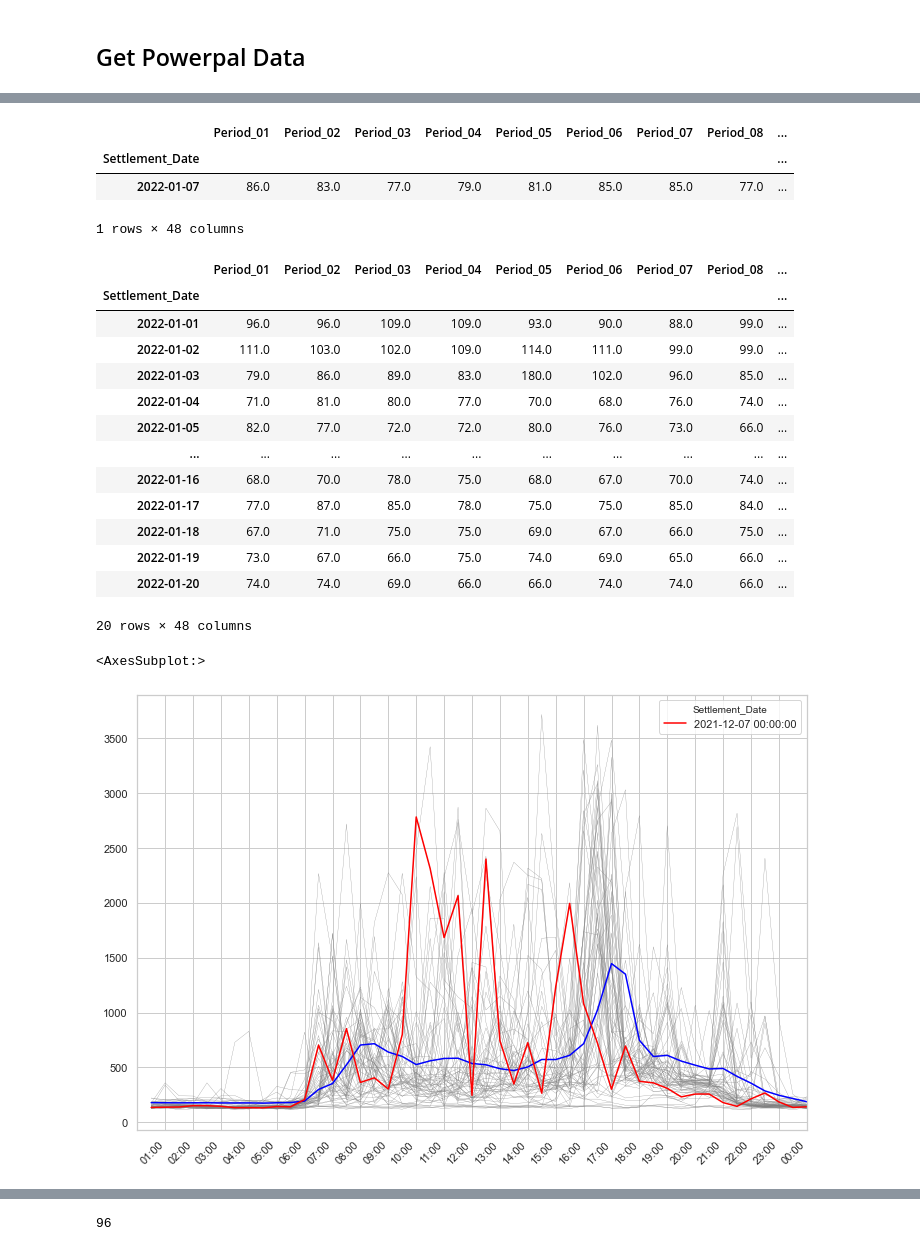
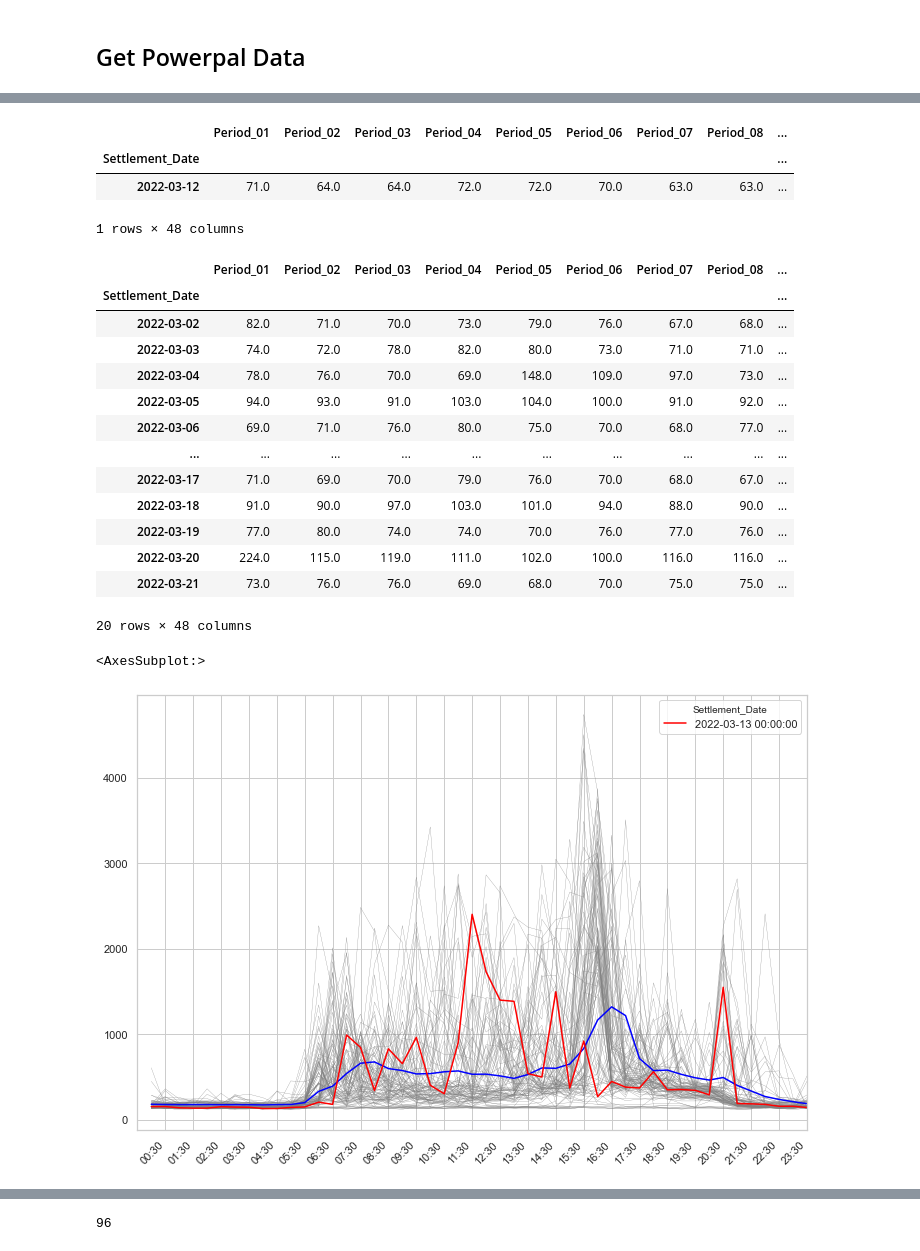
Before and after one commit to Hoops01/MeterDataAnalysis, a Jupyter notebook: MeterDataExtract.ipynb, the cells around one changed output, grey strips where cells are left out. Drawn from its saved outputs; the diff is of its cells as text; code cells hidden in the pictures.

Commit message:
Update data

```diff
--- a/MeterDataExtract.ipynb
+++ b/MeterDataExtract.ipynb
@@ -68,20 +68,23 @@ def get_data(filename):
 
 
     df = pd.read_csv(filename, parse_dates=[0], dayfirst=True)#, date_parser=dateparse)
+    df.datetime_utc = pd.to_datetime(df['datetime_utc'], errors='coerce', format='%Y-%m-%d %H:M')
     df['datetime'] = df.datetime_utc + timedelta(hours=10)
-    df.drop('datetime_utc', axis=1, inplace=True)
+    df.drop(['datetime_utc', 'datetime_local','is_peak', 'cost_dollars'], axis=1, inplace=True, errors='ignore')
     df = df.set_index('datetime')
-    freq = pd.infer_freq(df.index)
-    df = df.asfreq(freq)
+#     freq = pd.infer_freq(df.index)
+#     df = df.asfreq(freq)
     return df
 # %% [markdown]
 ## Get Powerpal Data
 # %%
 
 files = ['powerpal_data_00016633_20210415_20210714.csv',
-        'powerpal_data_00016633_20210608_20210907.csv',
+         'powerpal_data_00016633_20210608_20210907.csv',
          'powerpal_data_00016633_20210906_20211206.csv',
          'powerpal_data_00016633_20211022_20220120.csv',
+         'powerpal_data_00016633_20211221_20220320.csv',
+         'powerpal_data_00016633_20220302_20220531.csv',
         ]
 
 df_list = []
@@ -229,35 +253,35 @@ df_30min_daily[-50:].sample(1)
 # %% [output]
 |  | Period_01 | Period_02 | Period_03 | Period_04 | Period_05 | Period_06 | Period_07 | Period_08 | ... |
 | Settlement_Date |  |  |  |  |  |  |  |  | ... |
-| 2022-01-07 | 86.0 | 83.0 | 77.0 | 79.0 | 81.0 | 85.0 | 85.0 | 77.0 | ... |
+| 2022-03-12 | 71.0 | 64.0 | 64.0 | 72.0 | 72.0 | 70.0 | 63.0 | 63.0 | ... |
 1 rows × 48 columns
 # %%
 df_30min_daily.tail(20)
 # %% [output]
 |  | Period_01 | Period_02 | Period_03 | Period_04 | Period_05 | Period_06 | Period_07 | Period_08 | ... |
 | Settlement_Date |  |  |  |  |  |  |  |  | ... |
-| 2022-01-01 | 96.0 | 96.0 | 109.0 | 109.0 | 93.0 | 90.0 | 88.0 | 99.0 | ... |
-| 2022-01-02 | 111.0 | 103.0 | 102.0 | 109.0 | 114.0 | 111.0 | 99.0 | 99.0 | ... |
-| 2022-01-03 | 79.0 | 86.0 | 89.0 | 83.0 | 180.0 | 102.0 | 96.0 | 85.0 | ... |
-| 2022-01-04 | 71.0 | 81.0 | 80.0 | 77.0 | 70.0 | 68.0 | 76.0 | 74.0 | ... |
-| 2022-01-05 | 82.0 | 77.0 | 72.0 | 72.0 | 80.0 | 76.0 | 73.0 | 66.0 | ... |
+| 2022-03-02 | 82.0 | 71.0 | 70.0 | 73.0 | 79.0 | 76.0 | 67.0 | 68.0 | ... |
+| 2022-03-03 | 74.0 | 72.0 | 78.0 | 82.0 | 80.0 | 73.0 | 71.0 | 71.0 | ... |
+| 2022-03-04 | 78.0 | 76.0 | 70.0 | 69.0 | 148.0 | 109.0 | 97.0 | 73.0 | ... |
+| 2022-03-05 | 94.0 | 93.0 | 91.0 | 103.0 | 104.0 | 100.0 | 91.0 | 92.0 | ... |
+| 2022-03-06 | 69.0 | 71.0 | 76.0 | 80.0 | 75.0 | 70.0 | 68.0 | 77.0 | ... |
 | ... | ... | ... | ... | ... | ... | ... | ... | ... | ... |
-| 2022-01-16 | 68.0 | 70.0 | 78.0 | 75.0 | 68.0 | 67.0 | 70.0 | 74.0 | ... |
-| 2022-01-17 | 77.0 | 87.0 | 85.0 | 78.0 | 75.0 | 75.0 | 85.0 | 84.0 | ... |
-| 2022-01-18 | 67.0 | 71.0 | 75.0 | 75.0 | 69.0 | 67.0 | 66.0 | 75.0 | ... |
-| 2022-01-19 | 73.0 | 67.0 | 66.0 | 75.0 | 74.0 | 69.0 | 65.0 | 66.0 | ... |
-| 2022-01-20 | 74.0 | 74.0 | 69.0 | 66.0 | 66.0 | 74.0 | 74.0 | 66.0 | ... |
+| 2022-03-17 | 71.0 | 69.0 | 70.0 | 79.0 | 76.0 | 70.0 | 68.0 | 67.0 | ... |
+| 2022-03-18 | 91.0 | 90.0 | 97.0 | 103.0 | 101.0 | 94.0 | 88.0 | 90.0 | ... |
+| 2022-03-19 | 77.0 | 80.0 | 74.0 | 74.0 | 70.0 | 76.0 | 77.0 | 76.0 | ... |
+| 2022-03-20 | 224.0 | 115.0 | 119.0 | 111.0 | 102.0 | 100.0 | 116.0 | 116.0 | ... |
+| 2022-03-21 | 73.0 | 76.0 | 76.0 | 69.0 | 68.0 | 70.0 | 75.0 | 75.0 | ... |
 20 rows × 48 columns
 # %%
 sns.set_style("whitegrid")
-n = 60
+n = 100
 ax = (2*df_30min_daily[-n:]).T.plot(figsize=(12,8), legend=False, color='grey', lw=0.25)
 ax =(2*df_30min_daily[:]).mean().plot(color='blue')
 ax = (2*df_30min_daily[-n:]).sample(1).T.plot(ax=ax, color='red')
 common_timeseriesplot(ax)
 # %% [output]
 <AxesSubplot:>
-[figure, old version]
+[figure, new version]
 # %%
 df_5min = df.resample('5min').sum()
 df_5min
```
Also changed, not shown: parts of 20 cells of this notebook, 2 other files.
